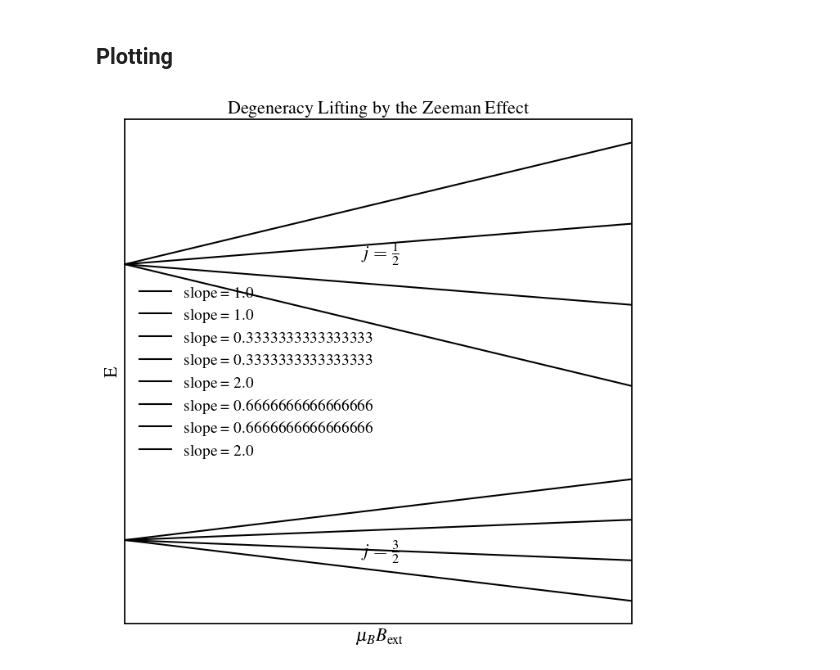
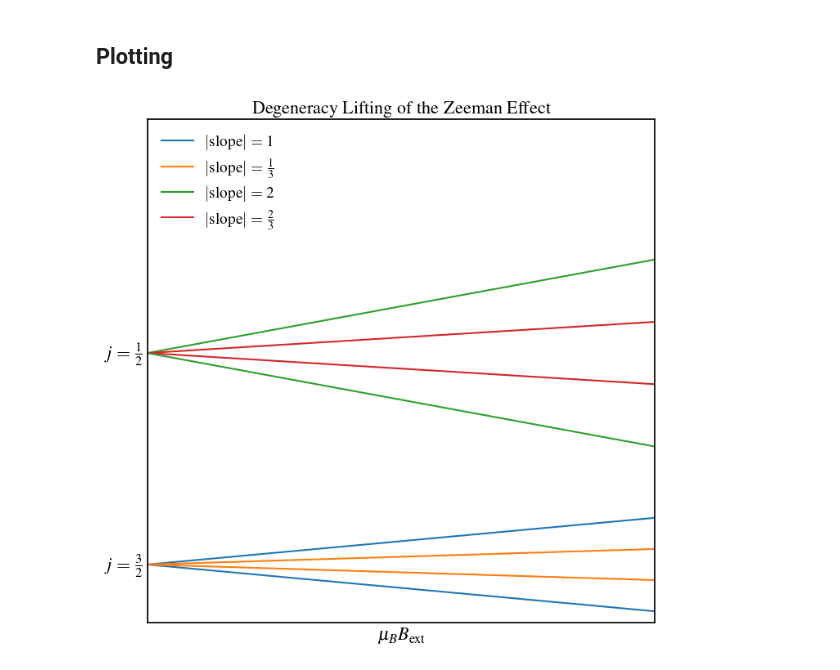
Before and after one commit to CalvinSprouse/cwu_homework_tex, a Jupyter notebook: phys475/homework6/notebooks/problem2_plot.ipynb, the cells around one changed output. Drawn from its saved outputs; the diff is of its cells as text; code cells hidden in the pictures.

Commit message:
made plot

```diff
--- a/phys475/homework6/notebooks/problem2_plot.ipynb
+++ b/phys475/homework6/notebooks/problem2_plot.ipynb
@@ -25,8 +27,8 @@ plt.style.use(["default", cstyle_file_url])
 # %% [markdown]
 ## Calculation
 # %%
-# define the E_HF correction function
-def E_HF(n, j, alpha = None):
+# define the fine-structure energy correction function
+def E_FS(n, j, alpha = None):
     # define alpha to be default value
     if alpha is None: alpha = 1/137
 
@@ -36,7 +38,7 @@ def E_HF(n, j, alpha = None):
     # calculate the multiplicitive factor of E0
     E0_factor = 1 + (alpha**2/n**2)*( (n/(j + (1/2))) - (3/4) )
 
-    # calculate and return the hyper-fine correction
+    # calculate and return the fine-structure correction
     return E0*E0_factor
 # %%
 # create the three-tuple of plotting values
@@ -46,47 +48,75 @@ energy_dict = {
 }
 energy_df = pd.DataFrame(energy_dict)
 
-# calculate the hyper-fine energy from j with n=2
-energy_df["E_HF"] = (E_HF(2, energy_df["j"]) + 3.4)*10**5
+# calculate the fine-structure energy from j with n=2
+energy_df["E_FS"] = (E_FS(2, energy_df["j"]) + 3.4)*10**5
 # %% [markdown]
 ## Plotting
 # %%
 # plot energy degeneracy lifting
 fig, ax = plt.subplots()
 
+# color dictionary
+# each unique magnitude of slope shall get its own color
+color_dict = {}
+
+# get a list of acceptable colors
+colors = list(colormaps["tab10"].colors)
+
 # on the vertical axis should be energy
-# the energy is the sum of E_HF and slope*the horizontal
+# the energy is the sum of fine-structure energy and slope*the horizontal
 # the horizontal represents B_ext
-for i, (j, slope, E_HF) in energy_df.iterrows():
+for i, (j, slope, E_FS) in energy_df.iterrows():
+    # check if the slope is in the dict
+    if abs(slope) not in color_dict:
+        # convert slope to fractional representation
+        if abs(slope) == 1/3:
+            label_frac = r"\frac{1}{3}"
+        elif abs(slope) == 2/3:
+            label_frac = r"\frac{2}{3}"
+        else:
+            label_frac = str(int(abs(slope)))
+
+        # add entry to color dict and define color label
+        color_dict[abs(slope)] = colors.pop(0)
+        label = r"\(\left| \text{slope} \right| =" + label_frac + "\)"
+    else:
+        label = None
+
+    # plot
     ax.plot(
         np.linspace(0, 1, 100),
-        E_HF + slope*np.linspace(0, 1, 100),
-        label = f"slope = {abs(slope)}"
+        E_FS + slope*np.linspace(0, 1, 100),
+        color=color_dict[abs(slope)],
+        label=label,
     )
 
 # set the axis labels
 ax.set_xlabel(r"\(\mu_B B_\text{ext}\)")
-ax.set_ylabel(r"E")
+ax.set_ylabel("")
+
+# set the vertical axis limits
+ax.set_ylim(energy_df["E_FS"].min() - 1.25, energy_df["E_FS"].max() + 5)
 
 # remove the vertica and horizontal axis labels and ticks
 ax.yaxis.set_tick_params(which="both", left=False, right=False, labelleft=False)
 ax.xaxis.set_tick_params(which="both", bottom=False, top=False, labelbottom=False)
 
-# place two labels on the vertical axis at the two different values of E_HF
+# place two labels on the vertical axis at the two different values of E_FS
 # the highest should be labeled j=1/2
 # the lower should be labeled j=3/2
-E_HF_high = energy_df["E_HF"].max()
-E_HF_low = energy_df["E_HF"].min()
-ax.text(0.5, E_HF_high, r"\(j=\frac{1}{2}\)", ha="center", va="bottom")
-ax.text(0.5, E_HF_low, r"\(j=\frac{3}{2}\)", ha="center", va="top")
+E_HF_high = energy_df["E_FS"].max()
+E_HF_low = energy_df["E_FS"].min()
+ax.text(-0.05, E_HF_high, r"\(j=\frac{1}{2}\)", ha="center", va="center")
+ax.text(-0.05, E_HF_low, r"\(j=\frac{3}{2}\)", ha="center", va="center")
 
 # set the title
-ax.set_title(r"Degeneracy Lifting by the Zeeman Effect")
+ax.set_title(r"Degeneracy Lifting of the Zeeman Effect")
 
-# set the legend
-ax.legend()
+# set the legend to the top-left
+ax.legend(loc="upper left")
 
 # save the figure
 fig.savefig(figure_dir / "energy_degeneracy_lifting")
 # %% [output]
-[figure, old version]
+[figure, new version]
```
Also changed, not shown: parts of 1 cell of this notebook, 3 other files.
